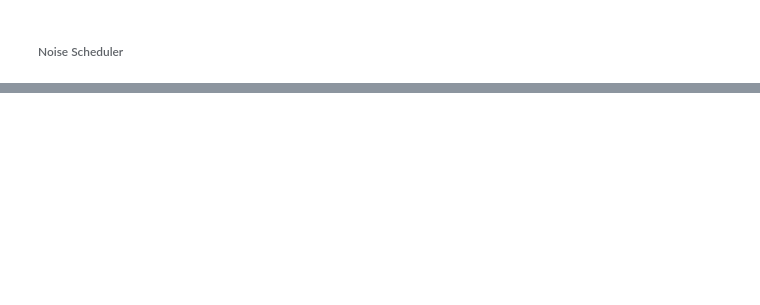
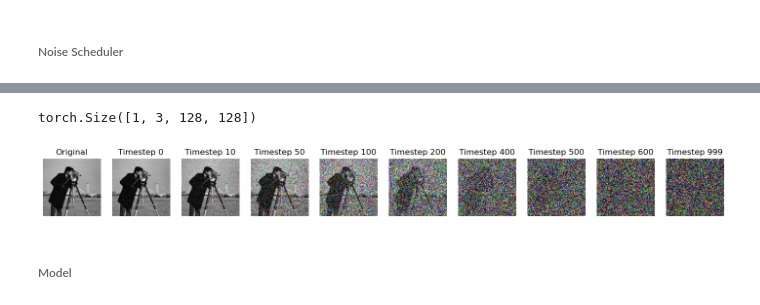
Before and after one commit to akansh12/TojanDiff_Seminar_WS23, a Jupyter notebook: notebooks/ddpm.ipynb, the cells around one changed output, grey strips where cells are left out. Cells and saved outputs as stored; diff of their text form; code cells hidden in the pictures; blank space fills up the shorter version.

Commit message:
model_done

```diff
--- a/notebooks/ddpm.ipynb
+++ b/notebooks/ddpm.ipynb
@@ -80,0 +86,23 @@ TODO:
+# %%
+test_img = Image.open("../images/cameraman.jpg")
+test_img = test_img.resize((128, 128))
+test_img = transforms.ToTensor()(test_img).unsqueeze(0)
+print(test_img.shape)
+step = [0, 10, 50, 100, 200, 400, 500, 600,999]
+plt.figure(figsize=(18,15))
+plt.subplot(1,10,1)
+plt.imshow(np.transpose(test_img[0].numpy(), (1,2,0)))
+plt.title('Original')
+plt.axis('off');
+for i, j in enumerate(step):
+    plt.subplot(1,10,i+2)
+    noise = torch.randn_like(test_img)
+    test_img_noisy = linear_scheduler.add_noise(test_img, noise, j)
+    plt.imshow(np.transpose(torch.clamp(test_img_noisy[0], 0, 1).numpy(), (1,2,0)))
+    plt.axis('off');
+    plt.title(f'Timestep {j}')
+# %% [output]
+torch.Size([1, 3, 128, 128])
+[figure, added]
+# %% [markdown]
+###### Model
```
Also changed, not shown: parts of 8 cells of this notebook, 3 other files.
